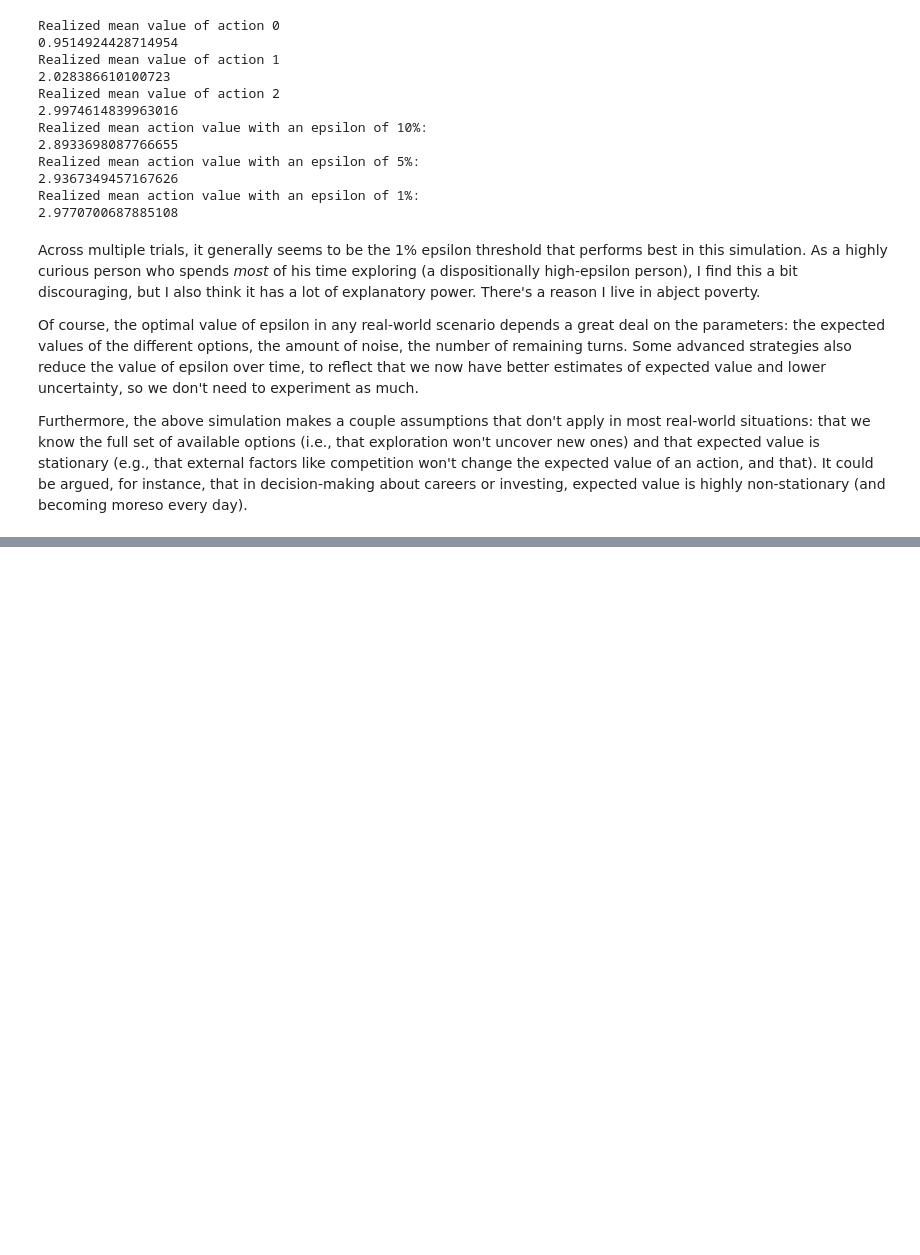
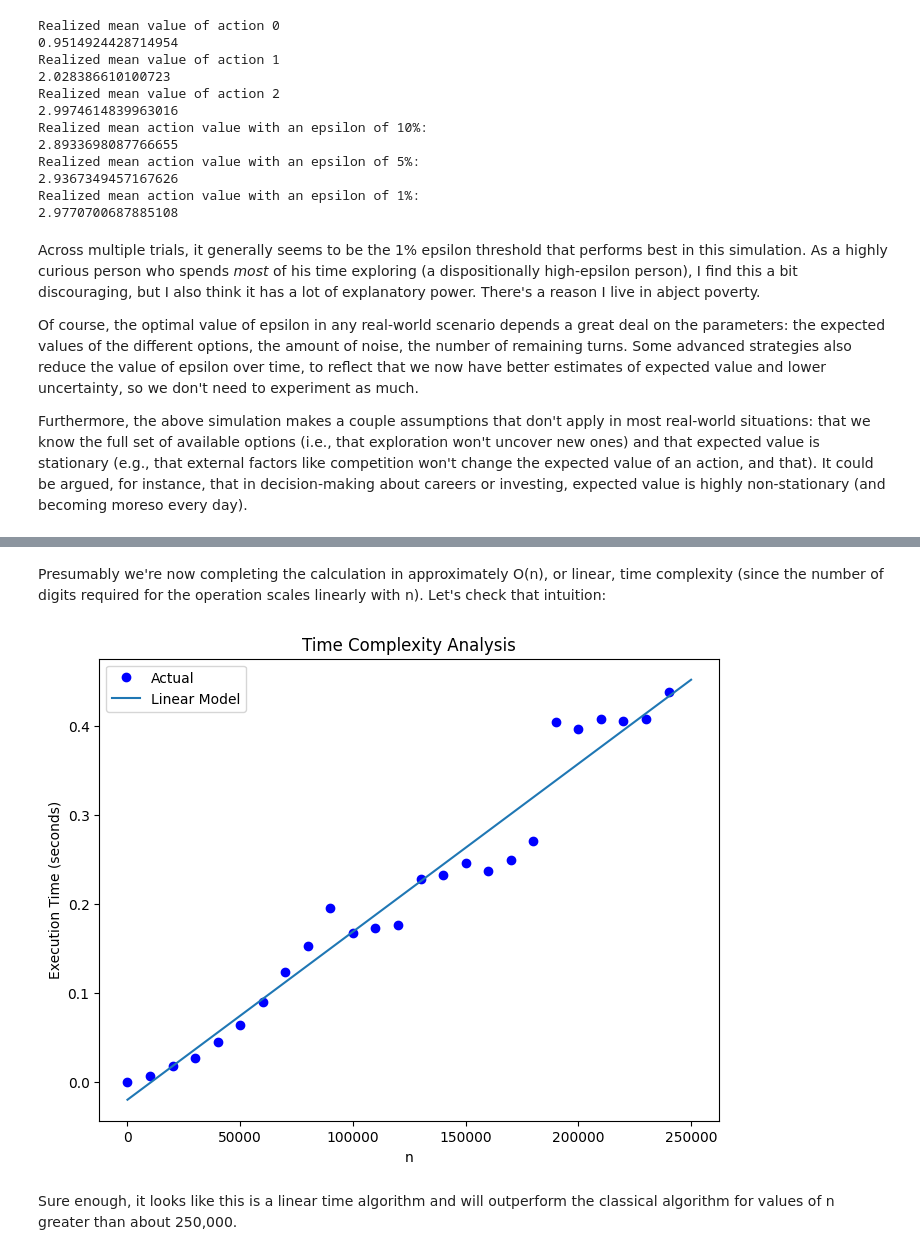
Before and after one commit to chriscarrollsmith/python-practice, a Jupyter notebook: algorithms.ipynb, the cells around one changed output, grey strips where cells are left out. Saved outputs shown, nothing was run; the diff lists cells and outputs as text; code cells hidden in the pictures; blank space fills up the shorter version.

```diff
--- a/algorithms.ipynb
+++ b/algorithms.ipynb
@@ -137,0 +297,31 @@ Furthermore, the above simulation makes a couple assumptions that don't apply in
+# %% [markdown]
+Presumably we're now completing the calculation in approximately O(n), or linear, time complexity (since the number of digits required for the operation scales linearly with n). Let's check that intuition:
+# %%
+# Test the time complexity
+n_values = list(range(0, 250000, 10000))
+exec_times = test_time_complexity(fib, n_values, 10)
+
+# Define the linear model function
+def linear_model(x, a, b):
+    return a * x + b
+
+# Fit the linear model
+popt_linear, _ = curve_fit(linear_model, n_values, exec_times)
+
+# Generate points for the fitted models
+x_fit = np.linspace(1, 250000)
+y_fit_linear = linear_model(x_fit, *popt_linear)
+
+# Plot the results and fitted models
+plt.figure(figsize=(8, 6))
+plt.plot(n_values, exec_times, 'bo', label='Actual')
+plt.plot(x_fit, y_fit_linear, label='Linear Model')
+plt.xlabel('n')
+plt.ylabel('Execution Time (seconds)')
+plt.legend()
+plt.title('Time Complexity Analysis')
+plt.show()
+# %% [output]
+[figure, added]
+# %% [markdown]
+Sure enough, it looks like this is a linear time algorithm and will outperform the classical algorithm for values of n greater than about 250,000.
```
Also changed, not shown: parts of 17 cells of this notebook, 3 other files.
